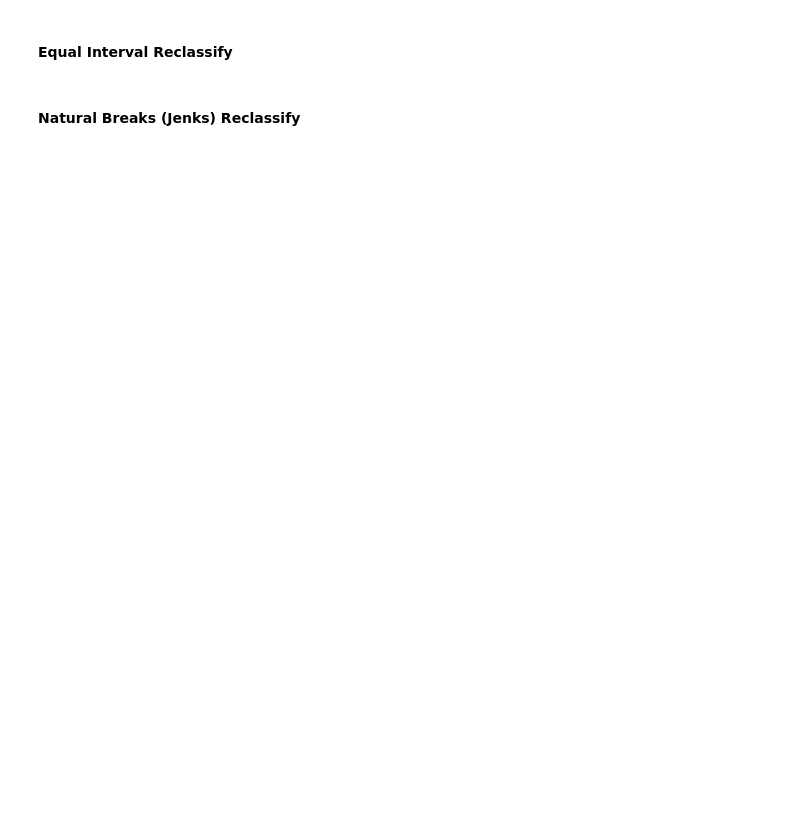
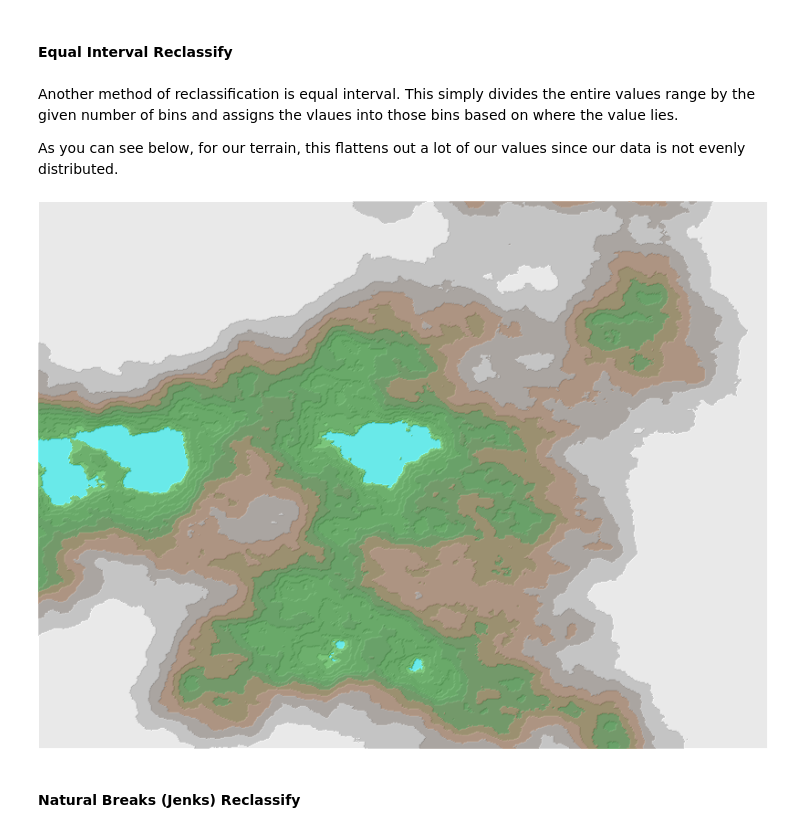
Before and after one commit to makepath/xarray-spatial, a Jupyter notebook: docs/source/user_guide/classification.ipynb, the cells around one changed output. Drawn from its saved outputs; the diff is of its cells as text; code cells hidden in the pictures; blank space fills up the shorter version.

```diff
--- a/docs/source/user_guide/classification.ipynb
+++ b/docs/source/user_guide/classification.ipynb
@@ -46,12 +63,22 @@ Quantile Warning: Not enough unique valuesfor k classes (using 10 bins)
 # %% [markdown]
 #### Equal Interval Reclassify
+# %% [markdown]
+Another method of reclassification is equal interval. This simply divides the entire values range by the given number of bins and assigns the vlaues into those bins based on where the value lies.
+
+As you can see below, for our terrain, this flattens out a lot of our values since our data is not evenly distributed.
 # %%
 from xrspatial.classify import equal_interval
 from xrspatial import hillshade
 
 equal_interval_agg = equal_interval(terrain, k=15)
 
-stack(shade(hillshade(equal_interval_agg), cmap=['gray', 'white'], alpha=255, how='linear'),
-      shade(equal_interval_agg, cmap=Elevation, alpha=128, how='linear'))
+stack(
+    shade(
+        hillshade(equal_interval_agg), cmap=["gray", "white"], alpha=255, how="linear"
+    ),
+    shade(equal_interval_agg, cmap=Elevation, alpha=128, how="linear"),
+)
+# %% [output]
+[figure, added]
 # %% [markdown]
 #### Natural Breaks (Jenks) Reclassify
```
Also changed, not shown: parts of 15 cells of this notebook, 11 other files.
